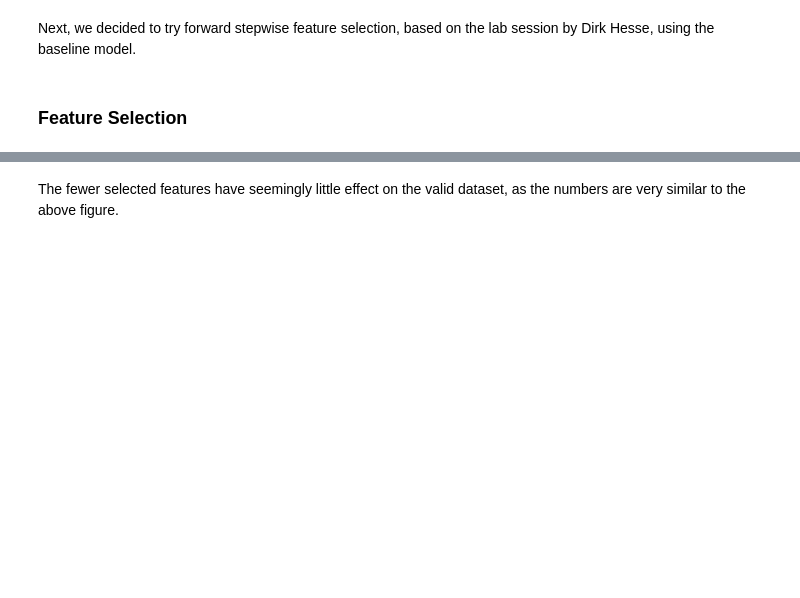
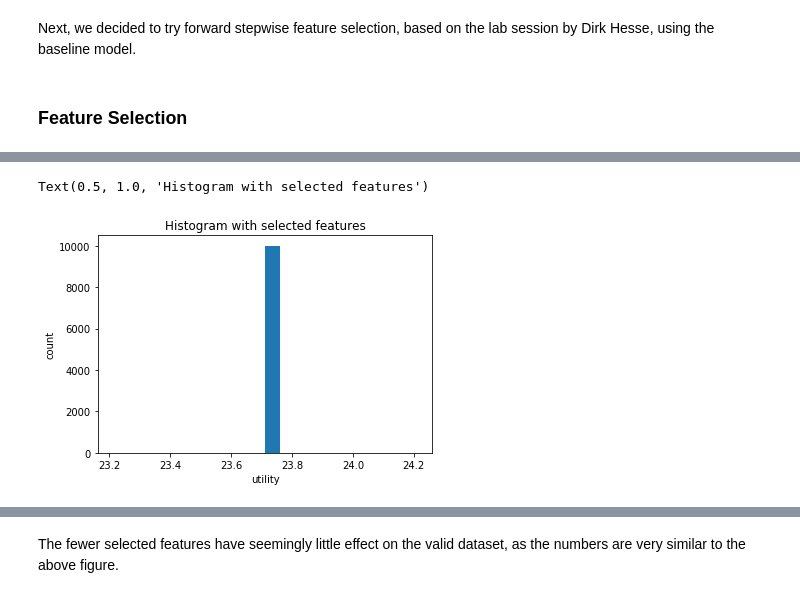
Before and after one commit to Adriyst/ml-society-science, a Jupyter notebook: report.ipynb, the cells around one changed output, grey strips where cells are left out. Cells and saved outputs as stored; diff of their text form; code cells hidden in the pictures; blank space fills up the shorter version.

```diff
--- a/report.ipynb
+++ b/report.ipynb
@@ -576,0 +529,12 @@ scores, selected_features = create_hist_for_stepwise()
+# %%
+X, enc, tar = get_data(TRAIN_PATH)
+X_te, _, _ = get_data(VALID_PATH)
+data = get_samples("", info=(X, X_te, selected_features, tar), n=200)
+data = [round(x/1000000,3) for x in data]
+plt.hist(data, bins=20)
+plt.xlabel("utility")
+plt.ylabel("count")
+plt.title("Histogram with selected features")
+# %% [output]
+Text(0.5, 1.0, 'Histogram with selected features')
+[figure, added]
```
Also changed, not shown: parts of 21 cells of this notebook.
